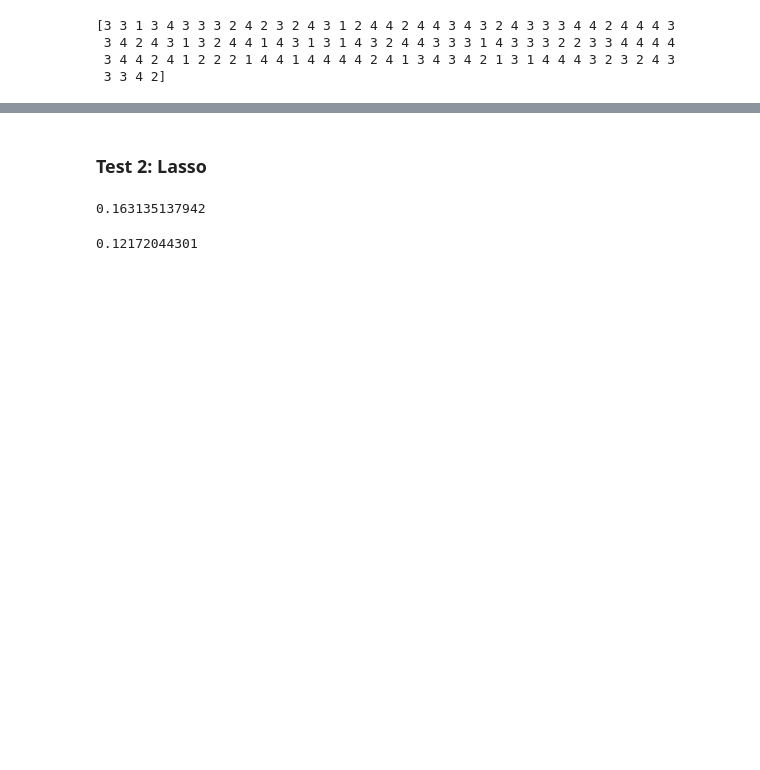
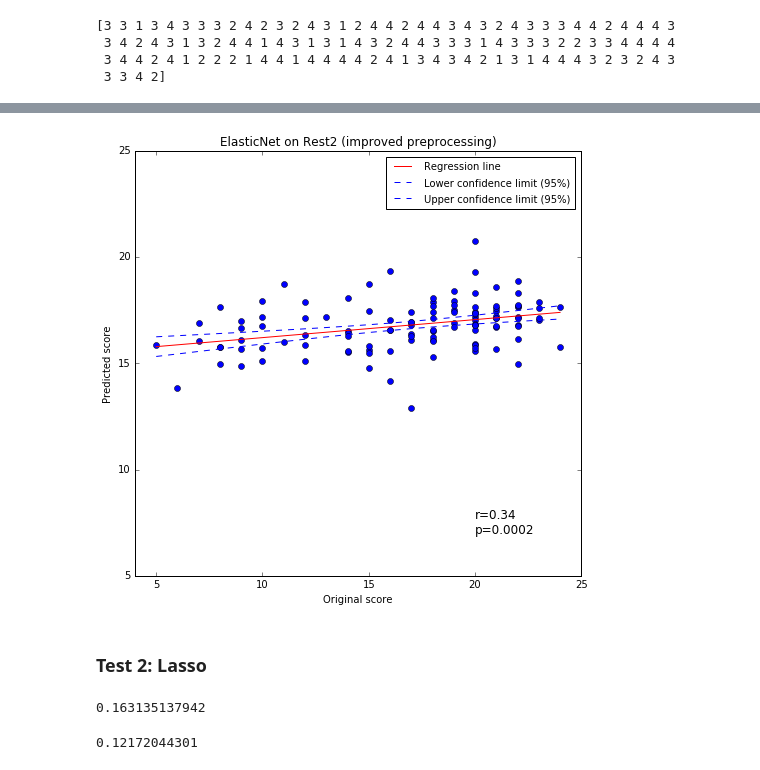
Before and after one commit to paola-g/iq_prediction, a Jupyter notebook: elastic_net_loo.ipynb, the cells around one changed output, grey strips where cells are left out. Saved outputs shown, nothing was run; the diff lists cells and outputs as text; code cells hidden in the pictures; blank space fills up the shorter version.

```diff
--- a/elastic_net_loo.ipynb
+++ b/elastic_net_loo.ipynb
@@ -224,3 +308,7 @@ print(elnet.l1_ratio_)
+# %%
+regression_plot(np.ravel(gF),np.ravel(preds_4),n_subj,'ElasticNet on Rest2 (improved preprocessing)')
+# %% [output]
+[figure, added]
 # %% [markdown]
 ### Test 2: Lasso
 # %%
```
Also changed, not shown: parts of 11 cells of this notebook, 3 other files.
